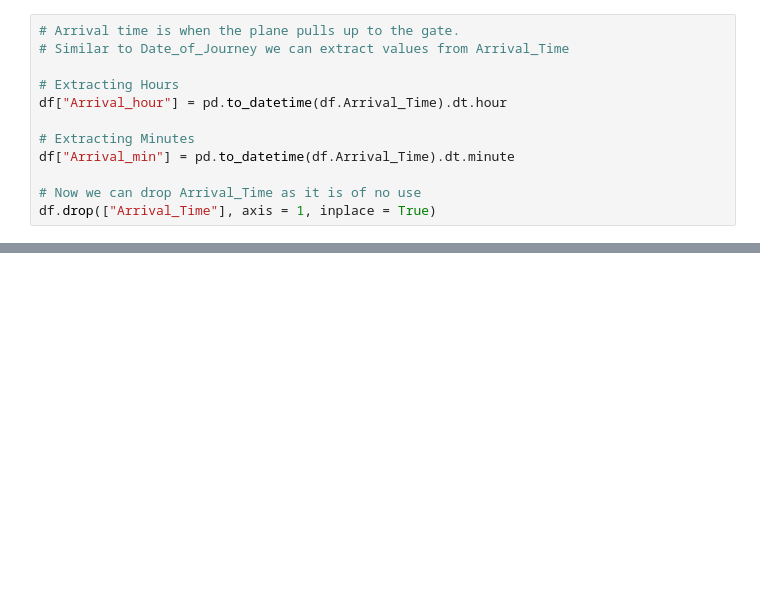
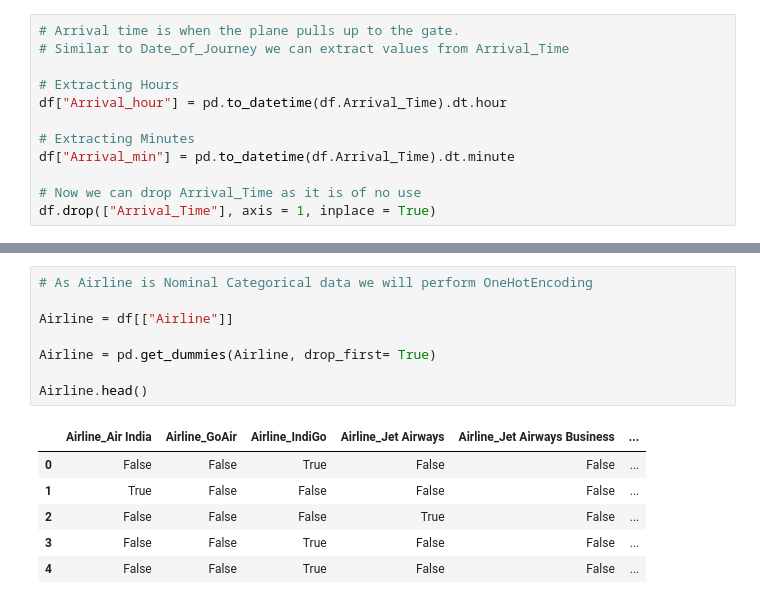
Before and after one commit to ysalvi43/Flight-Price-Prediction-, a Jupyter notebook: Fare Price.ipynb, the cells around one changed output, grey strips where cells are left out. Drawn from its saved outputs; the diff is of its cells as text; blank space fills up the shorter version.

```diff
--- a/Fare Price.ipynb
+++ b/Fare Price.ipynb
@@ -148,0 +206,15 @@ df.head()
+# %%
+# As Airline is Nominal Categorical data we will perform OneHotEncoding
+
+Airline = df[["Airline"]]
+
+Airline = pd.get_dummies(Airline, drop_first= True)
+
+Airline.head()
+# %% [output]
+|  | Airline_Air India | Airline_GoAir | Airline_IndiGo | Airline_Jet Airways | Airline_Jet Airways Business | ... |
+| 0 | False | False | True | False | False | ... |
+| 1 | True | False | False | False | False | ... |
+| 2 | False | False | False | True | False | ... |
+| 3 | False | False | True | False | False | ... |
+| 4 | False | False | True | False | False | ... |
```
Also changed, not shown: parts of 10 cells of this notebook.
